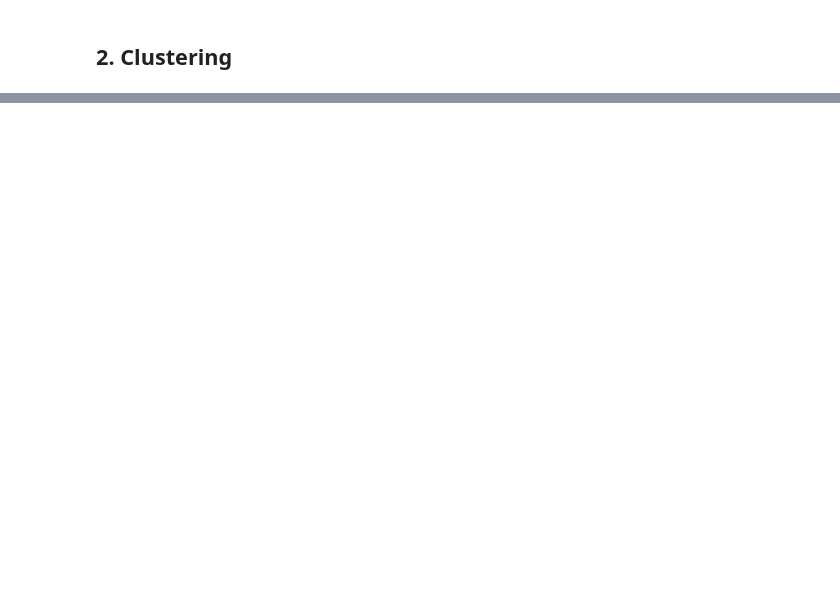
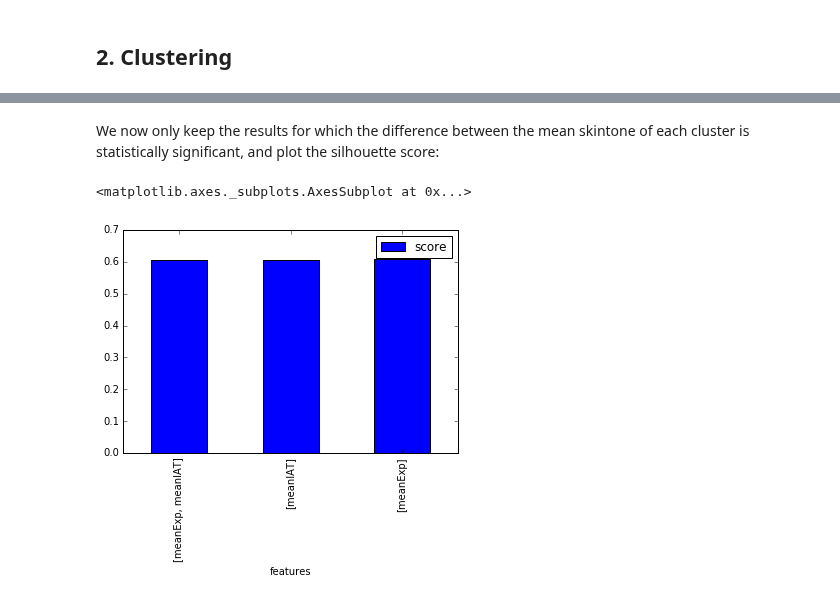
Before and after one commit to romac/ADAHomeworks, a Jupyter notebook: 04 - Applied ML/04 - Applied ML-Romac.ipynb, the cells around one changed output, grey strips where cells are left out. Saved outputs shown, nothing was run; the diff lists cells and outputs as text; code cells hidden in the pictures; blank space fills up the shorter version.

```diff
--- a/04 - Applied ML/04 - Applied ML-Romac.ipynb
+++ b/04 - Applied ML/04 - Applied ML-Romac.ipynb
@@ -630,0 +537,9 @@ Silhouette score: 0.611556
+# %% [markdown]
+We now only keep the results for which the difference between the mean skintone of each cluster is statistically significant, and plot the silhouette score:
+# %%
+results_df = pd.DataFrame(results, columns=['score', 'features', 'skintone_diff', 'cluster_0_skintone', 'cluster_1_skintone', 'diff_is_stat_sign'])
+results_df = results_df[results_df['diff_is_stat_sign'] == True]
+results_df[['score', 'features']].sort_values(['score']).set_index('features').plot(kind='bar')
+# %% [output]
+<matplotlib.axes._subplots.AxesSubplot at 0x...>
+[figure, added]
```
Also changed, not shown: parts of 26 cells of this notebook.
